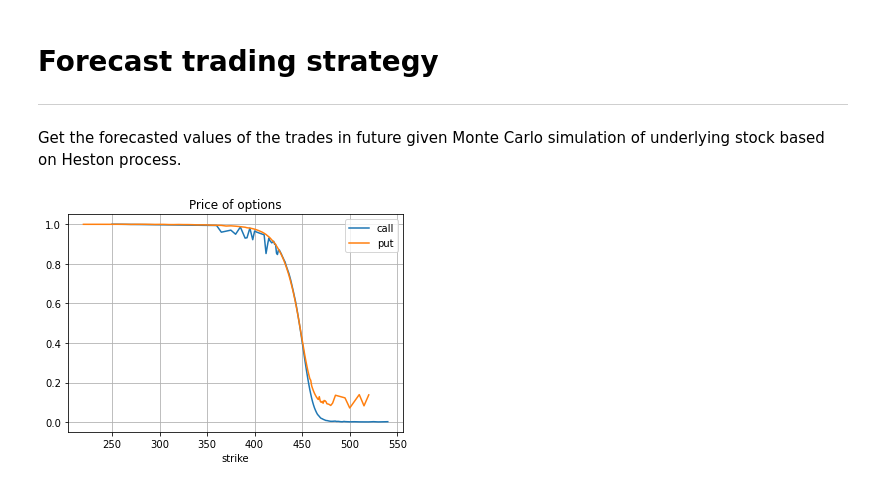
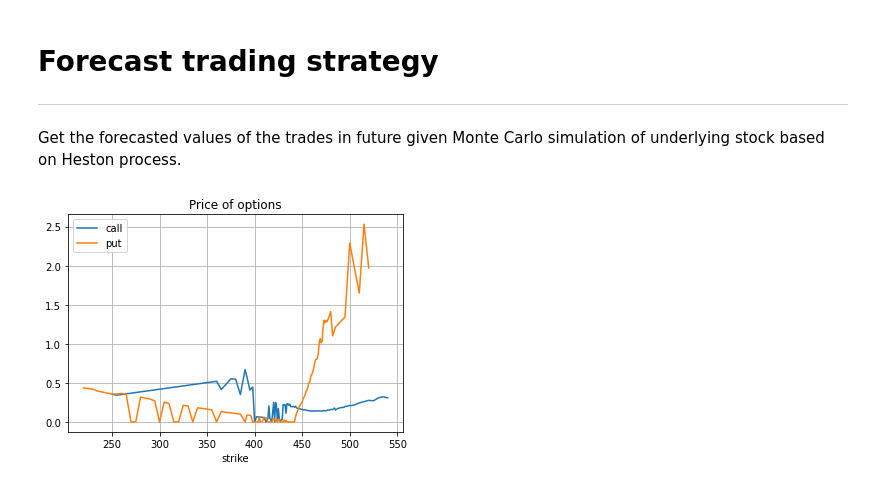
Before and after one commit to sidbannet/stockhealth, a Jupyter notebook: examples/trading-strategy-forecast.ipynb, the cells around one changed output. Cells and saved outputs as stored; diff of their text form; code cells hidden in the pictures.

```diff
--- a/examples/trading-strategy-forecast.ipynb
+++ b/examples/trading-strategy-forecast.ipynb
@@ -42,11 +54,11 @@ put_chain = stock.options_chain__(
 # %%
-chain_property = 'delta'
+chain_property = 'sigma'
 axs = call_chain[chain_property].plot(grid=True, label='call')
 put_chain[chain_property].plot(grid=True, ax=axs, label='put')
 axs.set_title('Price of options')
 _ = axs.legend()
 # %% [output]
-[figure, old version]
+[figure, new version]
 # %%
 option1 = Bs(
     S=mdl.history['latest close'],
```
Also changed, not shown: parts of 10 cells of this notebook.
